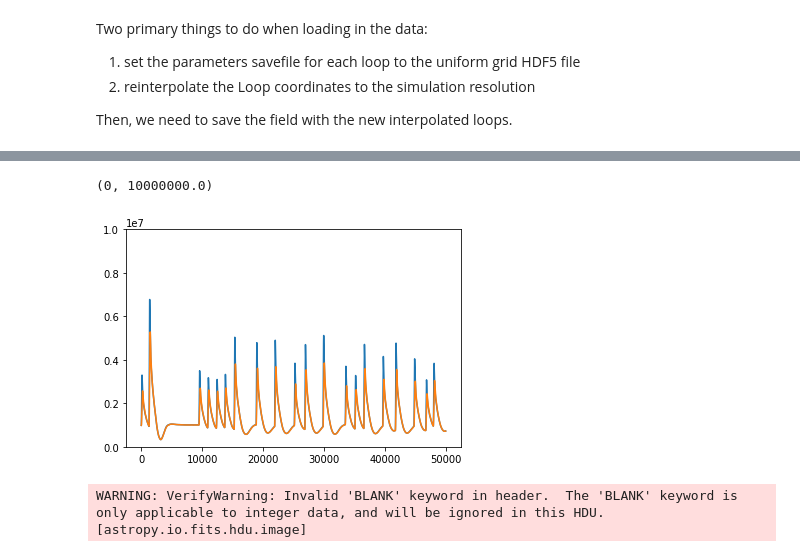
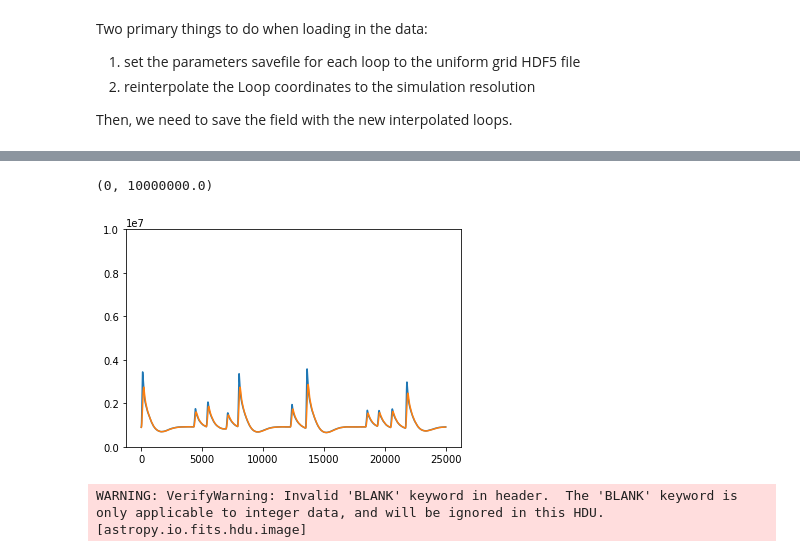
Before and after one commit to wtbarnes/hi_c_simulation, a Jupyter notebook: loop_hydrodynamics.ipynb, the cells around one changed output, grey strips where cells are left out. Saved outputs shown, nothing was run; the diff lists cells and outputs as text; code cells hidden in the pictures.

```diff
--- a/loop_hydrodynamics.ipynb
+++ b/loop_hydrodynamics.ipynb
@@ -126,11 +117,11 @@ plt.pcolormesh(tmesh,smesh,active_region.loops[100].velocity,
 # %%
-plt.plot(active_region.loops[100].time,active_region.loops[100].electron_temperature[:,:].mean(axis=1))
-plt.plot(active_region.loops[100].time,active_region.loops[100].ion_temperature[:,:].mean(axis=1))
+plt.plot(active_region.loops[0].time,active_region.loops[0].electron_temperature[:,:].mean(axis=1))
+plt.plot(active_region.loops[0].time,active_region.loops[0].ion_temperature[:,:].mean(axis=1))
 #plt.xlim(2e4,3e4)
 plt.ylim(0,1e7)
 # %% [output]
 (0, 10000000.0)
-[figure, old version]
+[figure, new version]
 # %%
 active_region.save('/storage-home/w/wtb2/data/hi_c_simulation/field_checkpoint')
 # %% [output]
```
Also changed, not shown: parts of 5 cells of this notebook, 3 other files.
